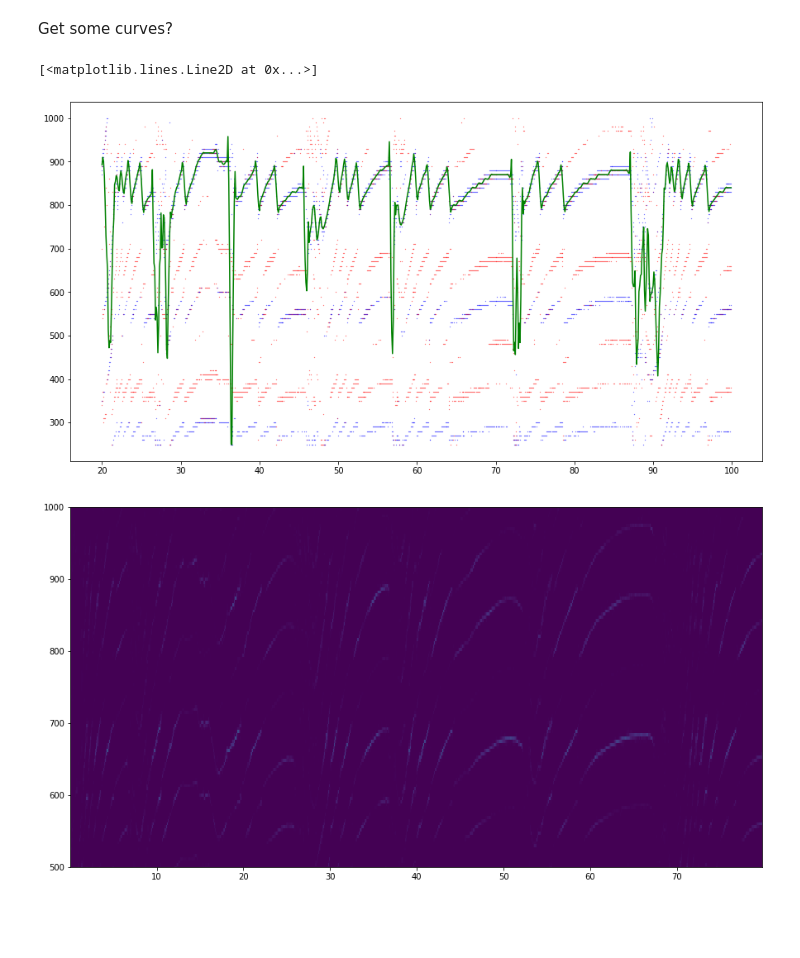
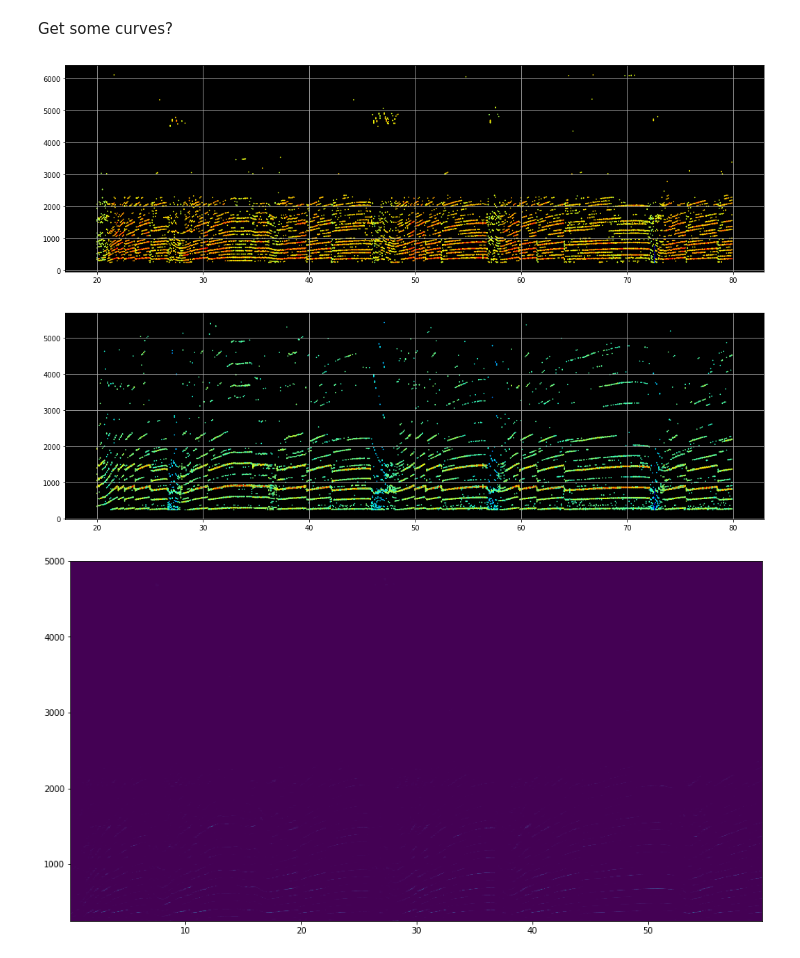
Before and after one commit to RoyVorster/fft-one, a Jupyter notebook: fft.ipynb, the cells around one changed output. Saved outputs shown, nothing was run; the diff lists cells and outputs as text; code cells hidden in the pictures; blank space fills up the shorter version.

```diff
--- a/fft.ipynb
+++ b/fft.ipynb
@@ -6,5 +6,5 @@ import matplotlib.pyplot as plt
 # %%
 from data import load_data
 
-vids = ['ugJ-rYS-9JU']
+vids = ['blxV8_0phjI', 'I5eUYtacGWE', 'c7lFZD6pN2E', 'AkOIdLpi150', 'Nw8CslfQl78', 'ugJ-rYS-9JU']
 data = load_data(vids)
@@ -11,8 +17,10 @@ data = load_data(vids)
 # %%
-d = data[0]
+d = data[-1]
+
 x, t = d.data, d.time
 l, r = x[:, 0], x[:, 1]
 
+plt.figure(figsize=(17, 8))
 plt.plot(t, l)
 plt.plot(t, r);
 # %% [output]
@@ -31,7 +39,7 @@ Get some curves?
 t_window = 0.1 # seconds
 n_window = int(t_window*d.fs) # samples
 
-t_start, t_end = 20, 100
+t_start, t_end = 20, 80
 i_start, i_end = int(t_start*d.fs), int(t_end*d.fs)
 i_window = np.arange(i_start, i_end, n_window)
 
@@ -39,7 +47,7 @@ i_window = np.arange(i_start, i_end, n_window)
 xf = fftfreq(n_window, d.dt)[:n_window//2]
 
 # Set frequency limits
-f_min, f_max = 250, 1000
+f_min, f_max = 250, 7500
 mask = (xf >= f_min) & (xf <= f_max)
 xf = xf[mask]
 
@@ -47,31 +55,50 @@ w = hann(n_window)
 def process(signal, i):
     f = fft(w*signal[i:i + n_window])
     mag = np.abs(f[:n_window//2])[mask]
-    return 20*np.log10(mag/mag.max()) # dB
+    return mag
 # %%
-N = 5
+N = 20
 def top_n(signal):
     return signal.argsort()[-N:][::-1]
 
 # Really quick get maxima
 mls, mrs = [], []
+mls_v, mrs_v = [], []
 for i in i_window:
     fl, fr = process(l, i), process(r, i)
-    mls.append(top_n(fl)), mrs.append(top_n(fr))
 
-fig = plt.figure(figsize=(15, 8))
+    if fl.max() == 0 or fr.max() == 0:
+        mls.append(mls[-1]), mrs.append(mrs[-1])
+        mls_v.append(mls_v[-1]), mrs_v.append(mrs_v[-1])
+    else:
+        mls.append(top_n(fl)), mrs.append(top_n(fr))
+        mls_v.append(fl[mls[-1]]), mrs_v.append(fr[mrs[-1]])
+
+mls_v, mrs_v = np.array(mls_v), np.array(mrs_v)
+mls_v, mrs_v = np.log10(mls_v/mls_v.max()), np.log10(mrs_v/mrs_v.max())
+
+hi_l, hi_r = mls_v.max(), mrs_v.max()
+lo_l, lo_r = mls_v.min(), mrs_v.min()
+
+fig, (ax_l, ax_r) = plt.subplots(nrows=2, figsize=(18, 12))
+
+import matplotlib
+colors = matplotlib.cm.jet(np.linspace(0, 1, i_window.shape[0] + 1))
 
 for i in range(N):
-    plt.scatter(i_window*d.dt, [xf[ml[i]] for ml in mls], color='red', s=0.05)
-    plt.scatter(i_window*d.dt, [xf[mr[i]] for mr in mrs], color='blue', s=0.05)
+    cs = colors[(((mls_v[:, i] - lo_l)/(hi_l - lo_l))*i_window.shape[0]).astype(int)]
+    ax_l.scatter(i_window*d.dt, [xf[ml[i]] for ml in mls], color=cs, s=0.5)
 
-# And plot the best
-best = savgol_filter(xf[np.array(mrs).T[0, :]], 7, 3)
+    cs = colors[(((mrs_v[:, i] - lo_r)/(hi_r - lo_r))*i_window.shape[0]).astype(int)]
+    ax_r.scatter(i_window*d.dt, [xf[mr[i]] for mr in mrs], color=cs, s=0.5)
 
-plt.plot(i_window*d.dt, best, color='green')
+ax_l.grid()
+ax_r.grid()
+
+ax_l.set_facecolor('black')
+ax_r.set_facecolor('black')
 # %% [output]
-[<matplotlib.lines.Line2D at 0x...>]
-[figure, old version]
+[figure, new version]
 # %%
 # Try built-in
 from scipy.signal import spectrogram
@@ -82,4 +109,4 @@ f, t, S = spectrogram(l[i_start:i_end], fs=d.fs, nperseg=10000, noverlap=5000)
 plt.pcolormesh(t, f, S)
 plt.ylim([f_min, f_max]);
 # %% [output]
-[figure, old version]
+[figure, new version]
```
Also changed, not shown: parts of 3 cells of this notebook.
